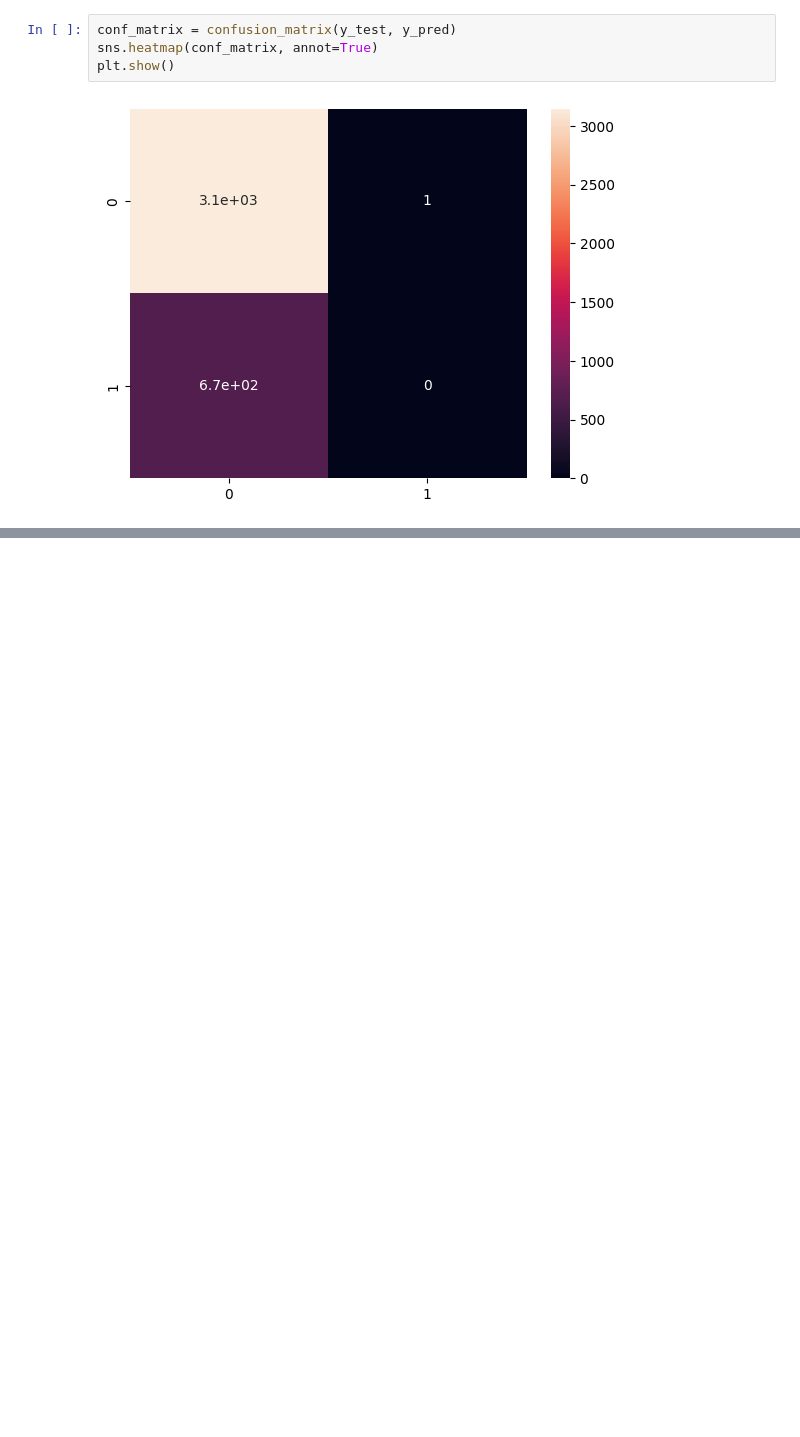
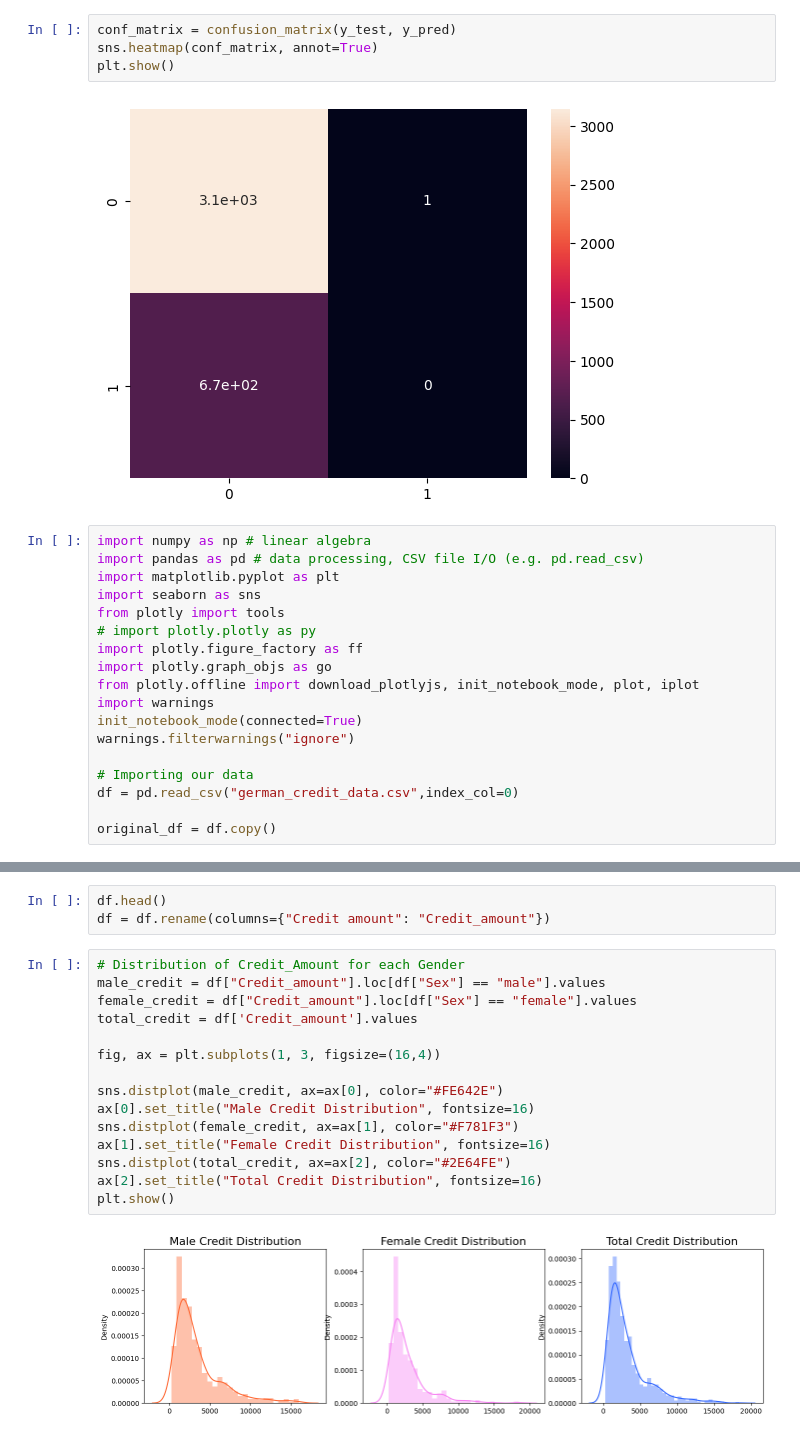
Before and after one commit to shila121/projects, a Jupyter notebook: creditRisk_3.ipynb, the cells around one changed output, grey strips where cells are left out. Saved outputs shown, nothing was run; the diff lists cells and outputs as text; blank space fills up the shorter version.

```diff
--- a/creditRisk_3.ipynb
+++ b/creditRisk_3.ipynb
@@ -259,3 +259,21 @@ sns.heatmap(conf_matrix, annot=True)
 plt.show()
 # %% [output]
 [figure]
+# %%
+import numpy as np # linear algebra
+import pandas as pd # data processing, CSV file I/O (e.g. pd.read_csv)
+import matplotlib.pyplot as plt
+import seaborn as sns
+from plotly import tools
+# import plotly.plotly as py
+import plotly.figure_factory as ff
+import plotly.graph_objs as go
+from plotly.offline import download_plotlyjs, init_notebook_mode, plot, iplot
+import warnings
+init_notebook_mode(connected=True)
+warnings.filterwarnings("ignore")
+
+# Importing our data
+df = pd.read_csv("german_credit_data.csv",index_col=0)
+
+original_df = df.copy()
@@ -261,0 +321,20 @@ plt.show()
+# %%
+df.head()
+df = df.rename(columns={"Credit amount": "Credit_amount"})
+# %%
+# Distribution of Credit_Amount for each Gender
+male_credit = df["Credit_amount"].loc[df["Sex"] == "male"].values
+female_credit = df["Credit_amount"].loc[df["Sex"] == "female"].values
+total_credit = df['Credit_amount'].values
+
+fig, ax = plt.subplots(1, 3, figsize=(16,4))
+
+sns.distplot(male_credit, ax=ax[0], color="#FE642E")
+ax[0].set_title("Male Credit Distribution", fontsize=16)
+sns.distplot(female_credit, ax=ax[1], color="#F781F3")
+ax[1].set_title("Female Credit Distribution", fontsize=16)
+sns.distplot(total_credit, ax=ax[2], color="#2E64FE")
+ax[2].set_title("Total Credit Distribution", fontsize=16)
+plt.show()
+# %% [output]
+[figure, added]
```
Also changed, not shown: parts of 41 cells of this notebook.
